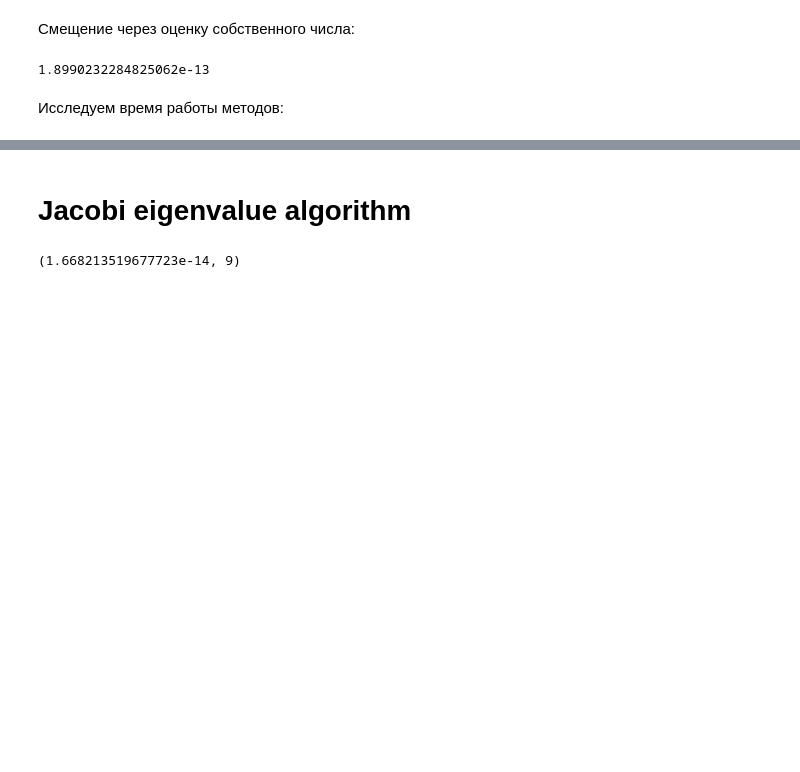
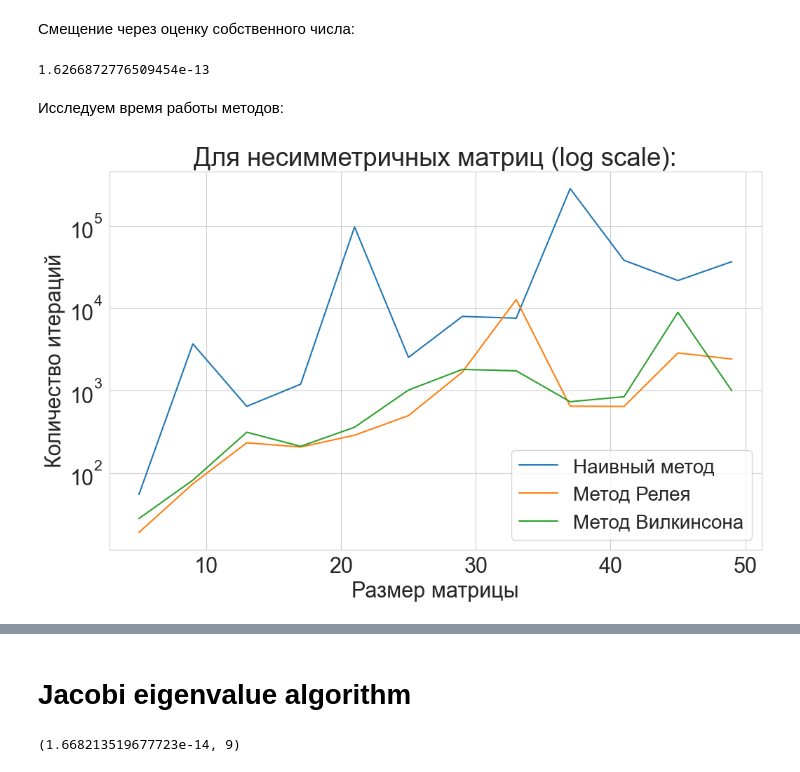
Before and after one commit to ShaeNaZar/AIM-numerical-linalg-project-1, a Jupyter notebook: main.ipynb, the cells around one changed output, grey strips where cells are left out. Saved outputs shown, nothing was run; the diff lists cells and outputs as text; code cells hidden in the pictures; blank space fills up the shorter version.

```diff
--- a/main.ipynb
+++ b/main.ipynb
@@ -14,7 +14,7 @@ def values_comparation(vec1, vec2, method=np.linalg.norm):
 
 #### Для несимметричного случая:
 # %%
-A = np.random.random((100, 100))
+A = np.random.random((50, 50))
 # %% [markdown]
 Метод без смещения:
 # %%
@@ -66,7 +66,7 @@ vec1 = shd.eigenvalues(T, eps=1e-12, simmetric=True, method="wilkinson")[0]
 vec2 = np.linalg.eig(T)[0]
 values_comparation(vec1, vec2)
 # %% [output]
-1.8990232284825062e-13
+1.6266872776509454e-13
 # %%
 import matplotlib as mpl
 import matplotlib.pyplot as plt
@@ -92,3 +99,18 @@ for i in range(5, 51, 5):
     naive.append(shd.eigenvalues(A, eps=1e-12, simmetric=False, method="naive")[1])
     simple.append(shd.eigenvalues(A, eps=1e-12, simmetric=False, method="simple")[1])
     wilkinson.append(shd.eigenvalues(A, eps=1e-12, simmetric=False, method="wilkinson")[1])
+# %%
+plt.figure(figsize=[12, 7])
+
+plt.title("Для несимметричных матриц (log scale):")
+plt.yscale("log")
+plt.xlabel("Размер матрицы")
+plt.ylabel("Количество итераций")
+
+plt.plot(steps, naive, label="Наивный метод")
+plt.plot(steps, simple, label="Метод Релея")
+plt.plot(steps, wilkinson, label="Метод Вилкинсона")
+plt.legend()
+plt.show()
+# %% [output]
+[figure, added]
```
Also changed, not shown: parts of 23 cells of this notebook, 2 other files.
